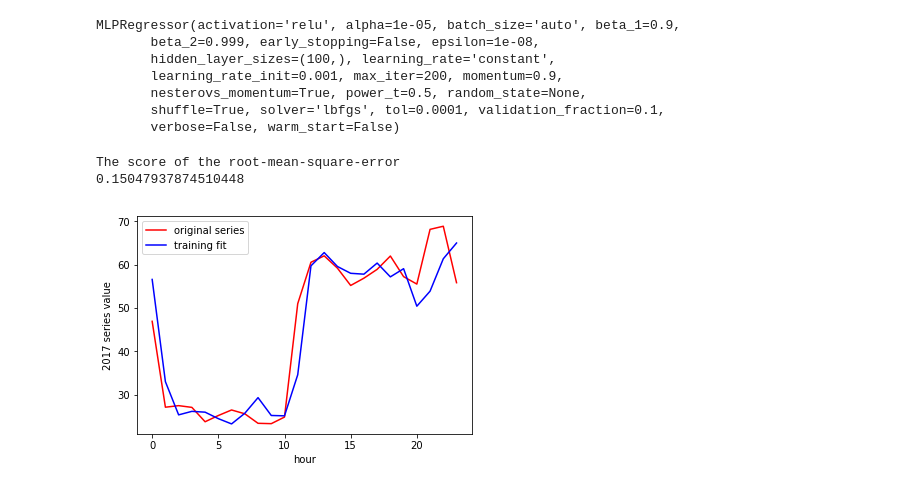
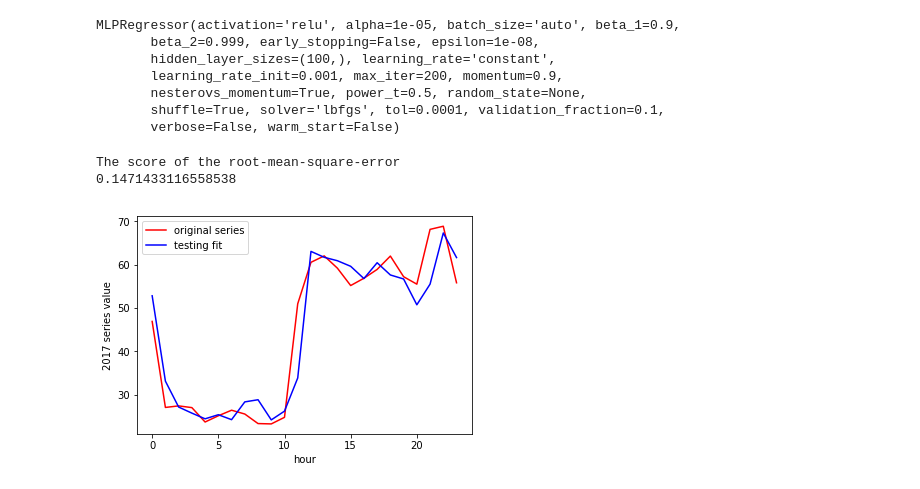
Before and after one commit to sr6115/machine-learning, a Jupyter notebook: first machine/prediction_NN1.ipynb, the cells around one changed output. Drawn from its saved outputs; the diff is of its cells as text; code cells hidden in the pictures.

```diff
--- a/first machine/prediction_NN1.ipynb
+++ b/first machine/prediction_NN1.ipynb
@@ -60,28 +60,28 @@ MLPRegressor(activation='relu', alpha=1e-05, batch_size='auto', beta_1=0.9,
 # %%
 # to show the prediction results using graph(testing)
 import matplotlib.pyplot as plt
 from sklearn.metrics import mean_squared_error
 from math import sqrt
 %matplotlib inline
 
 # plot original series
 plt.plot(series[-24:]*mean_series+mean_series,color = 'r', label='Original')
 test_predict = clf.predict(X_test)
 print("The score of the root-mean-square-error")
 print (sqrt(mean_squared_error(y_test, test_predict)))
 
 # plot testing set prediction
 plt.plot(np.arange(0,24,1),test_predict[-24:]*mean_series+mean_series,color = 'b', label='Predict')
 
 # pretty up graph
 plt.xlabel('hour')
 plt.ylabel('2017 series value')
-plt.legend(['original series','training fit','testing fit'],loc='best')
+plt.legend(['original series','testing fit'],loc='best')
 plt.show()
 # %% [output]
 The score of the root-mean-square-error
-0.15047937874510448
+0.1471433116558538
-[figure, old version]
+[figure, new version]
 # %%
 # to show the prediction results using graph(training)
 import matplotlib.pyplot as plt
```
Also changed, not shown: parts of 2 cells of this notebook, 1 other file.
